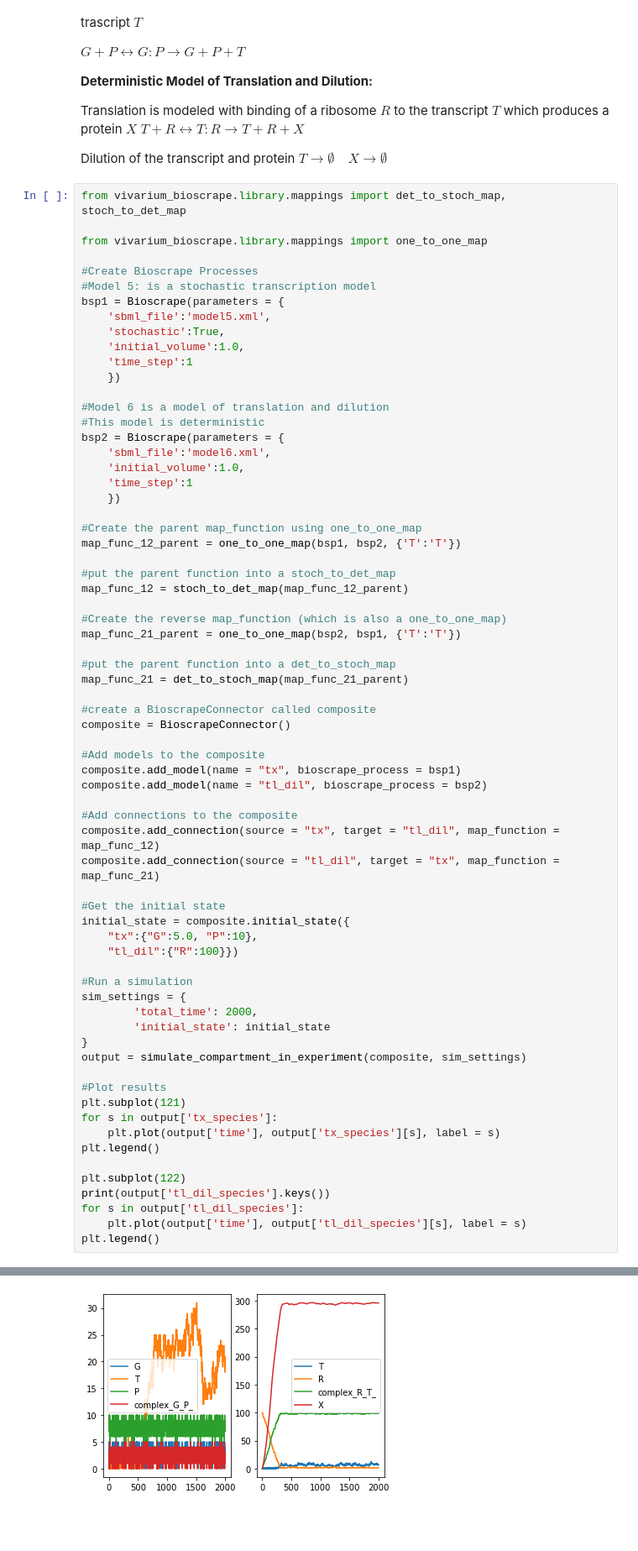
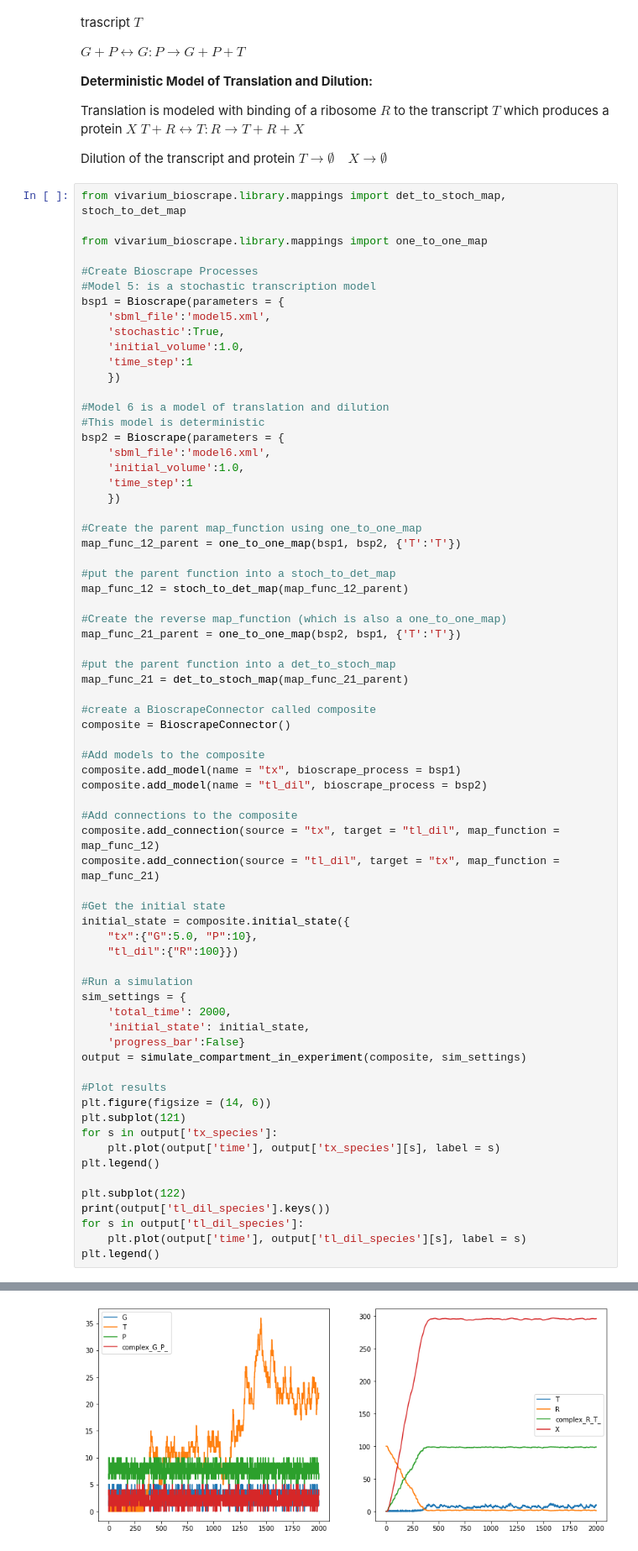
Before and after one commit to vivarium-collective/vivarium-bioscrape, a Jupyter notebook: Notebooks/BioscrapeConnector and OneWayMaps.ipynb, the cells around one changed output, grey strips where cells are left out. Shown: that part at 84% size. Saved outputs shown, nothing was run; the diff lists cells and outputs as text; blank space fills up the shorter version.

```diff
--- a/Notebooks/BioscrapeConnector and OneWayMaps.ipynb
+++ b/Notebooks/BioscrapeConnector and OneWayMaps.ipynb
@@ -352,12 +352,13 @@ initial_state = composite.initial_state({
 
 #Run a simulation
 sim_settings = {
-        'total_time': 2000,
-        'initial_state': initial_state
-}
+    'total_time': 2000,
+    'initial_state': initial_state,
+    'progress_bar':False}
 output = simulate_compartment_in_experiment(composite, sim_settings)
 
 #Plot results
+plt.figure(figsize = (14, 6))
 plt.subplot(121)
 for s in output['tx_species']:
     plt.plot(output['time'], output['tx_species'][s], label = s)
@@ -376,3 +376,3 @@ Completed in 1.55 seconds
 dict_keys(['T', 'R', 'complex_R_T_', 'X'])
 <matplotlib.legend.Legend at 0x...>
-[figure, old version]
+[figure, new version]
```
Also changed, not shown: parts of 4 cells of this notebook, 4 other files.
